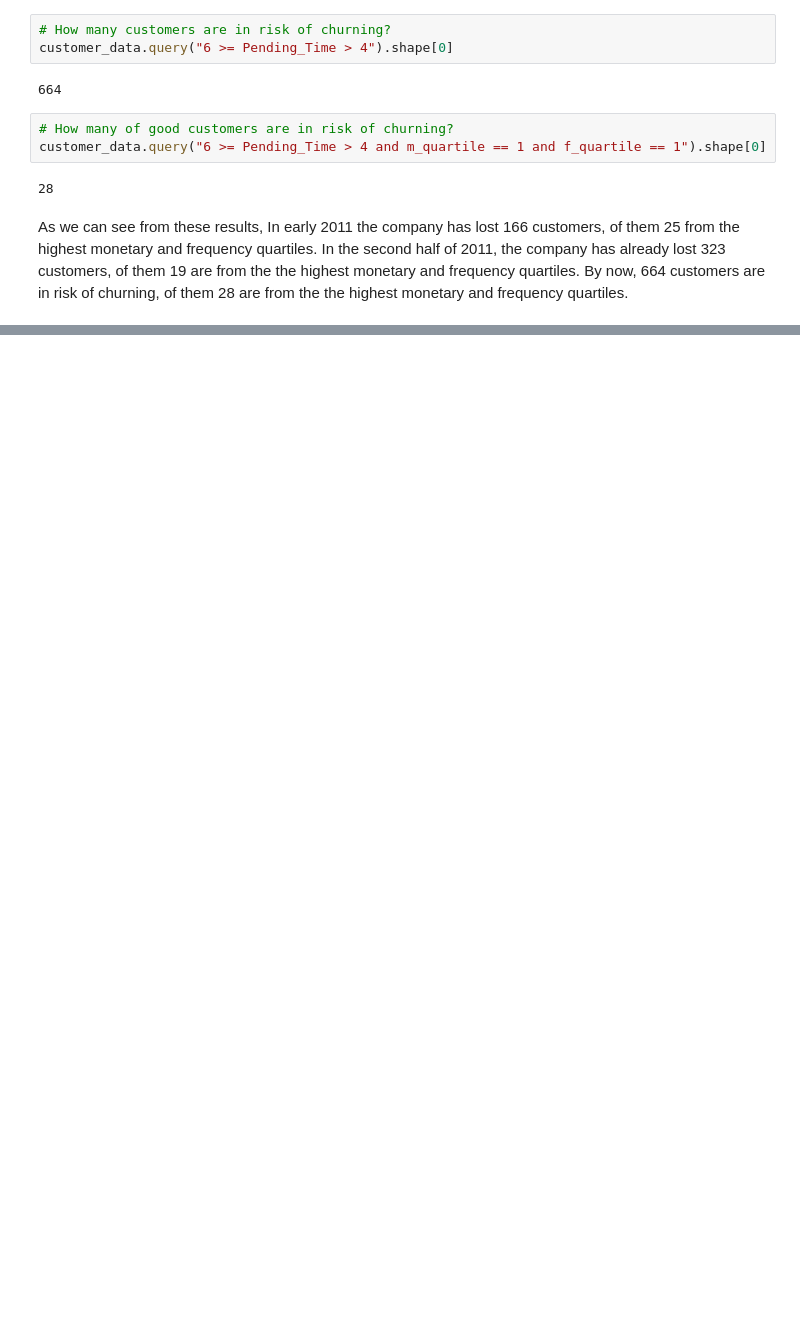
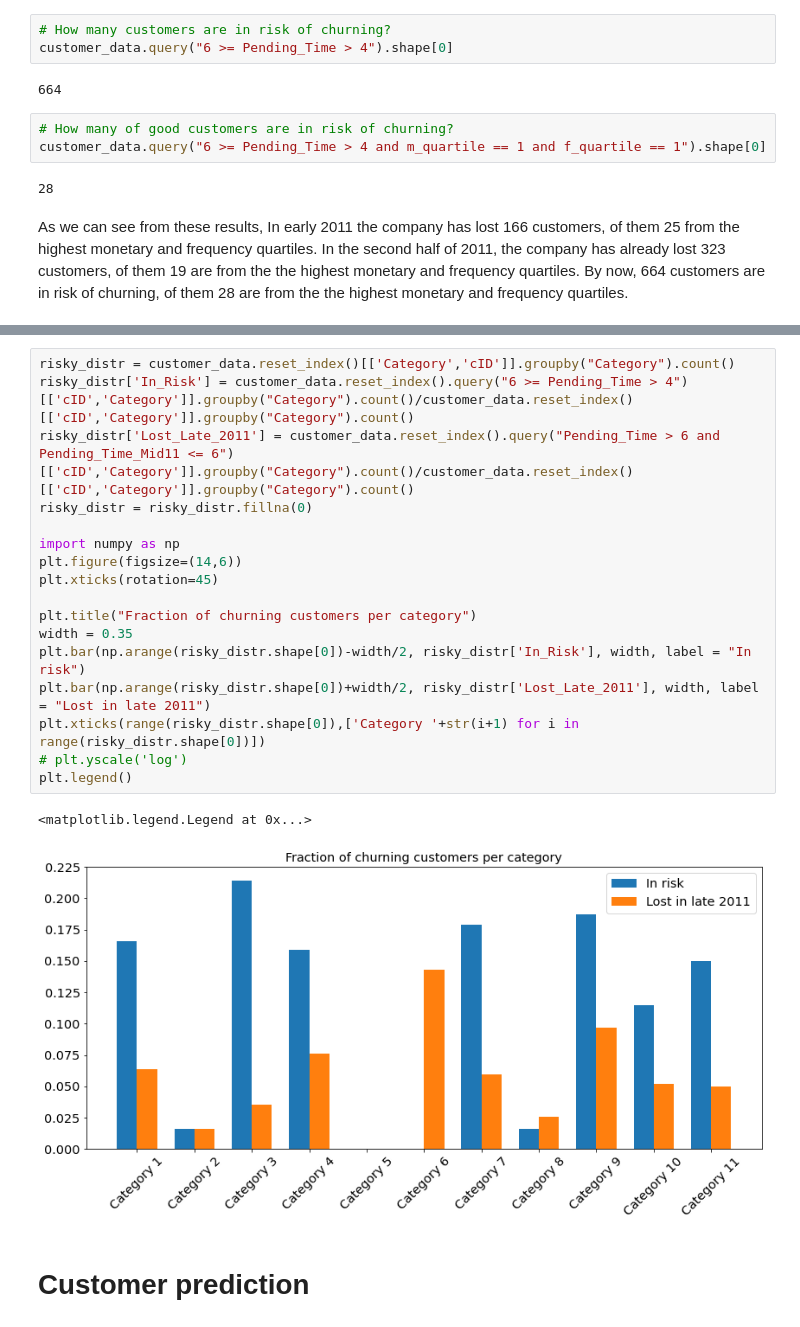
Before and after one commit to mozgit/EDA, a Jupyter notebook: Customer_categorisation.ipynb, the cells around one changed output, grey strips where cells are left out. Saved outputs shown, nothing was run; the diff lists cells and outputs as text; blank space fills up the shorter version.

```diff
--- a/Customer_categorisation.ipynb
+++ b/Customer_categorisation.ipynb
@@ -801,0 +804,22 @@ plt.legend()
+# %%
+risky_distr = customer_data.reset_index()[['Category','cID']].groupby("Category").count()
+risky_distr['In_Risk'] = customer_data.reset_index().query("6 >= Pending_Time > 4")[['cID','Category']].groupby("Category").count()/customer_data.reset_index()[['cID','Category']].groupby("Category").count()
+risky_distr['Lost_Late_2011'] = customer_data.reset_index().query("Pending_Time > 6 and Pending_Time_Mid11 <= 6")[['cID','Category']].groupby("Category").count()/customer_data.reset_index()[['cID','Category']].groupby("Category").count()
+risky_distr = risky_distr.fillna(0)
+
+import numpy as np
+plt.figure(figsize=(14,6))
+plt.xticks(rotation=45)
+
+plt.title("Fraction of churning customers per category")
+width = 0.35
+plt.bar(np.arange(risky_distr.shape[0])-width/2, risky_distr['In_Risk'], width, label = "In risk")
+plt.bar(np.arange(risky_distr.shape[0])+width/2, risky_distr['Lost_Late_2011'], width, label = "Lost in late 2011")
+plt.xticks(range(risky_distr.shape[0]),['Category '+str(i+1) for i in range(risky_distr.shape[0])])
+# plt.yscale('log')
+plt.legend()
+# %% [output]
+<matplotlib.legend.Legend at 0x...>
+[figure, added]
+# %% [markdown]
+# Customer prediction
```
Also changed, not shown: parts of 64 cells of this notebook.
